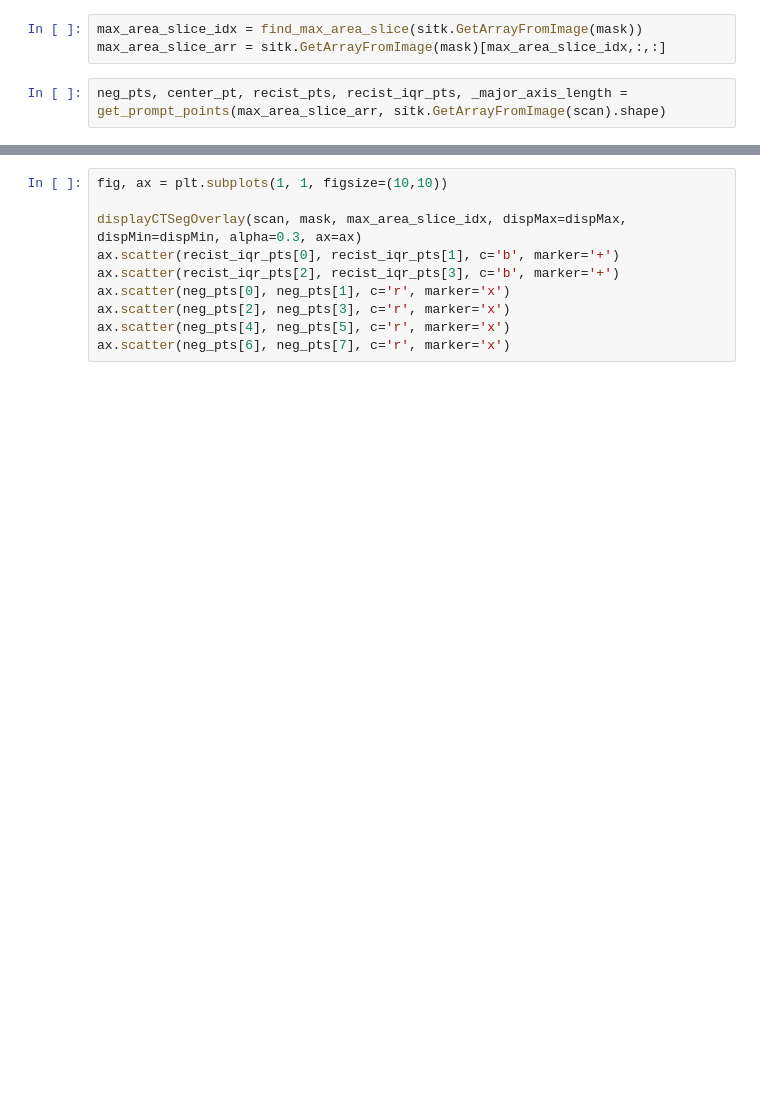
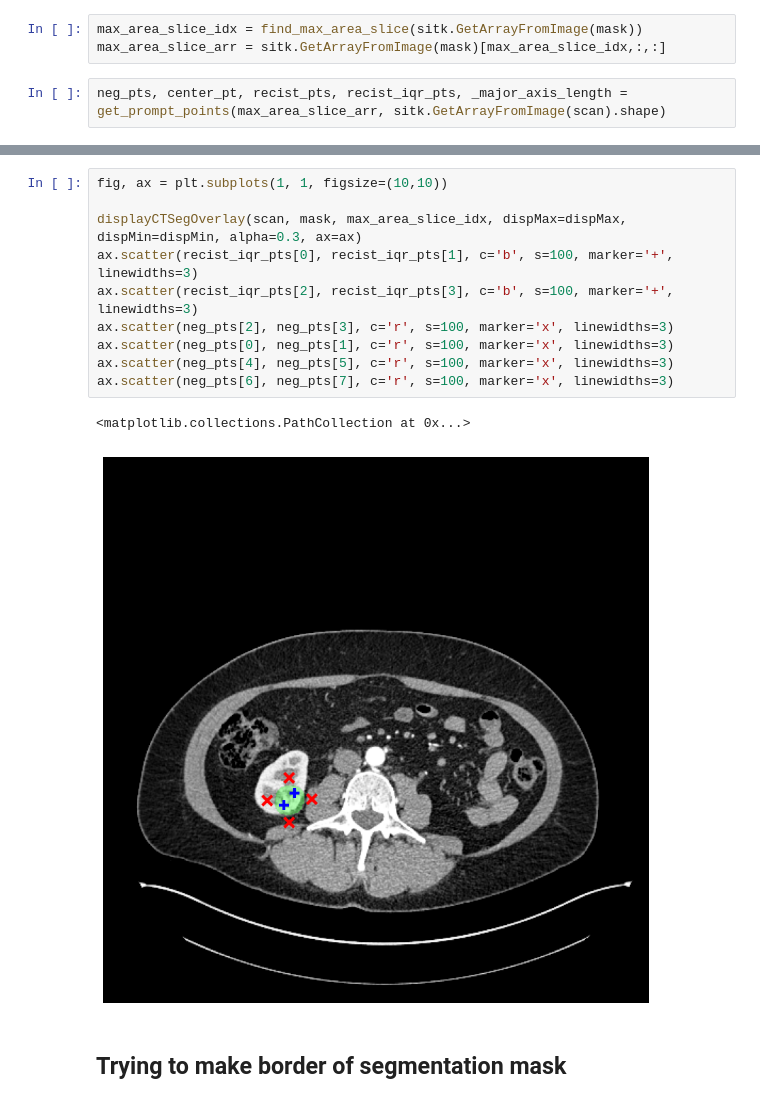
Before and after one commit to bhklab/bhklab-nninteractive, a Jupyter notebook: workflow/notebooks/prompt_visualization.ipynb, the cells around one changed output, grey strips where cells are left out. Saved outputs shown, nothing was run; the diff lists cells and outputs as text; blank space fills up the shorter version.

```diff
--- a/workflow/notebooks/prompt_visualization.ipynb
+++ b/workflow/notebooks/prompt_visualization.ipynb
@@ -81,10 +86,15 @@ ax_index[3].scatter(neg_pts[6], neg_pts[7], c='r', marker='x')
 # %%
 fig, ax = plt.subplots(1, 1, figsize=(10,10))
 
 displayCTSegOverlay(scan, mask, max_area_slice_idx, dispMax=dispMax, dispMin=dispMin, alpha=0.3, ax=ax)
-ax.scatter(recist_iqr_pts[0], recist_iqr_pts[1], c='b', marker='+')
-ax.scatter(recist_iqr_pts[2], recist_iqr_pts[3], c='b', marker='+')
-ax.scatter(neg_pts[0], neg_pts[1], c='r', marker='x')
-ax.scatter(neg_pts[2], neg_pts[3], c='r', marker='x')
-ax.scatter(neg_pts[4], neg_pts[5], c='r', marker='x')
-ax.scatter(neg_pts[6], neg_pts[7], c='r', marker='x')
+ax.scatter(recist_iqr_pts[0], recist_iqr_pts[1], c='b', s=100, marker='+', linewidths=3)
+ax.scatter(recist_iqr_pts[2], recist_iqr_pts[3], c='b', s=100, marker='+', linewidths=3)
+ax.scatter(neg_pts[2], neg_pts[3], c='r', s=100, marker='x', linewidths=3)
+ax.scatter(neg_pts[0], neg_pts[1], c='r', s=100, marker='x', linewidths=3)
+ax.scatter(neg_pts[4], neg_pts[5], c='r', s=100, marker='x', linewidths=3)
+ax.scatter(neg_pts[6], neg_pts[7], c='r', s=100, marker='x', linewidths=3)
+# %% [output]
+<matplotlib.collections.PathCollection at 0x...>
+[figure, added]
+# %% [markdown]
+## Trying to make border of segmentation mask
```
Also changed, not shown: parts of 11 cells of this notebook.
